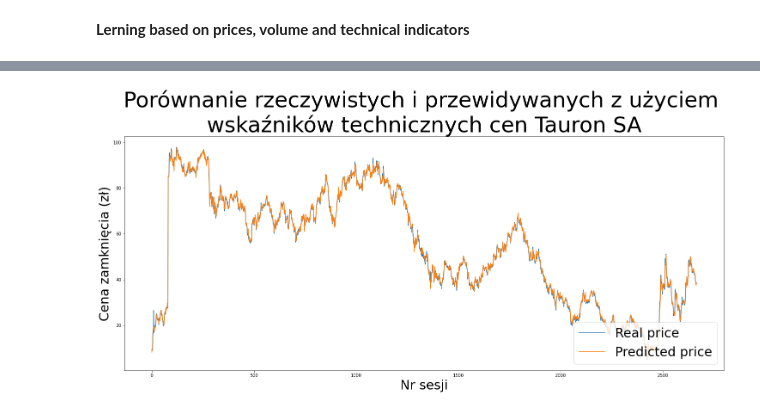
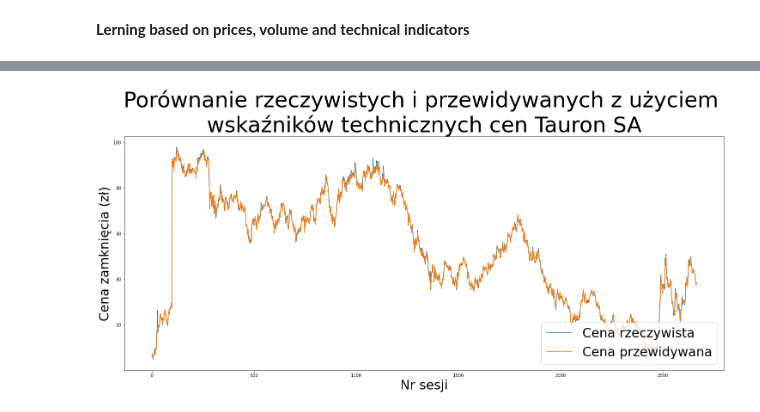
Before and after one commit to WaznyKamo/Deep-Learning-Stock-Price-Prediction, a Jupyter notebook: WiG20_based_stock_prediction.ipynb, the cells around one changed output, grey strips where cells are left out. Drawn from its saved outputs; the diff is of its cells as text; code cells hidden in the pictures.

```diff
--- a/WiG20_based_stock_prediction.ipynb
+++ b/WiG20_based_stock_prediction.ipynb
@@ -460,11 +460,11 @@ Predictions MAPE: 1.93%
 # %%
 plt.figure(figsize=(25,10))
 plt.title('Porównanie rzeczywistych i przewidywanych z użyciem \nwskaźników technicznych cen Tauron SA', fontsize=50)
 plt.xlabel('Nr sesji', fontsize=30)
 plt.ylabel('Cena zamknięcia (zł)', fontsize=30)
 plt.plot(predictions['Close_real'])
 plt.plot(predictions['Close_predicted'])
-plt.legend(['Real price',  'Predicted price'], loc='lower right', fontsize=30)
+plt.legend(['Cena rzeczywista',  'Cena przewidywana'], loc='lower right', fontsize=30)
 plt.show()
 # %% [output]
-[figure, old version]
+[figure, new version]
```
Also changed, not shown: parts of 9 cells of this notebook, 1 other file.
